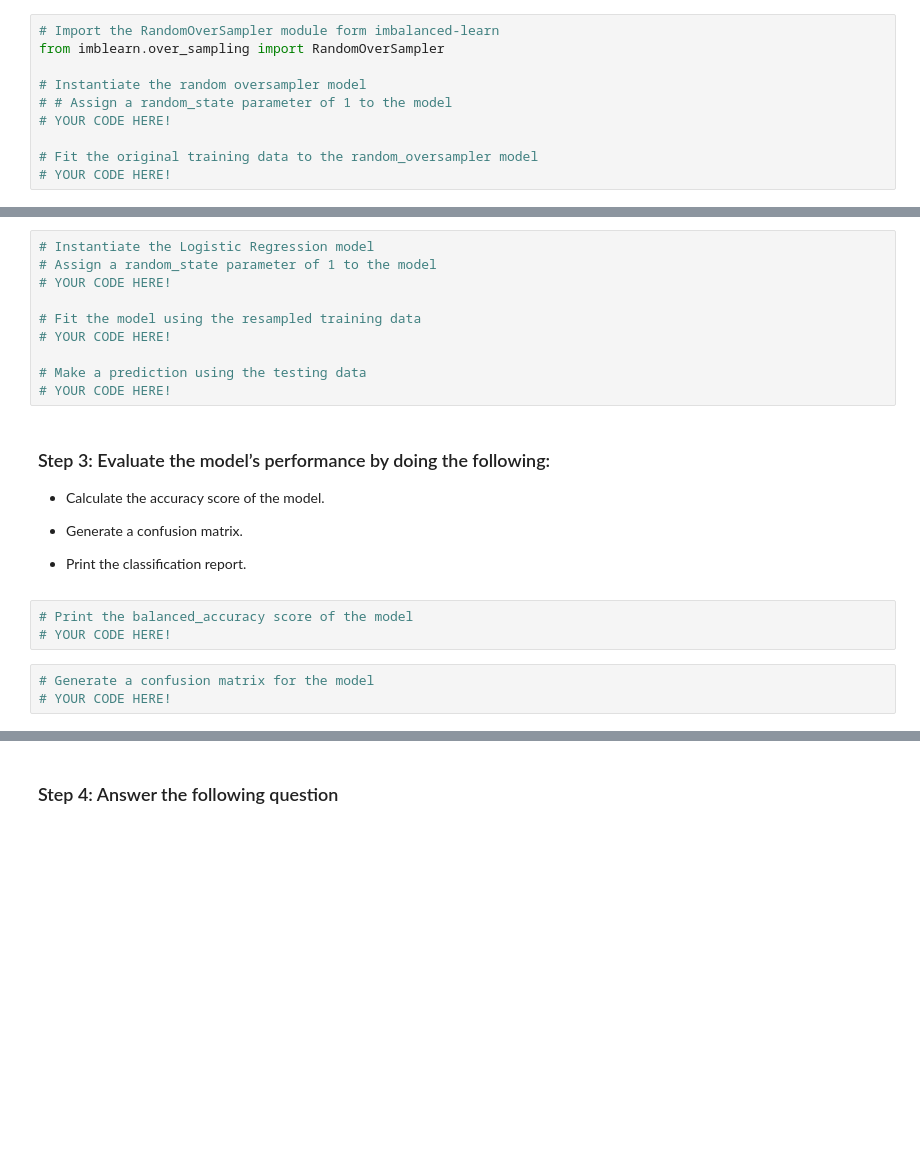
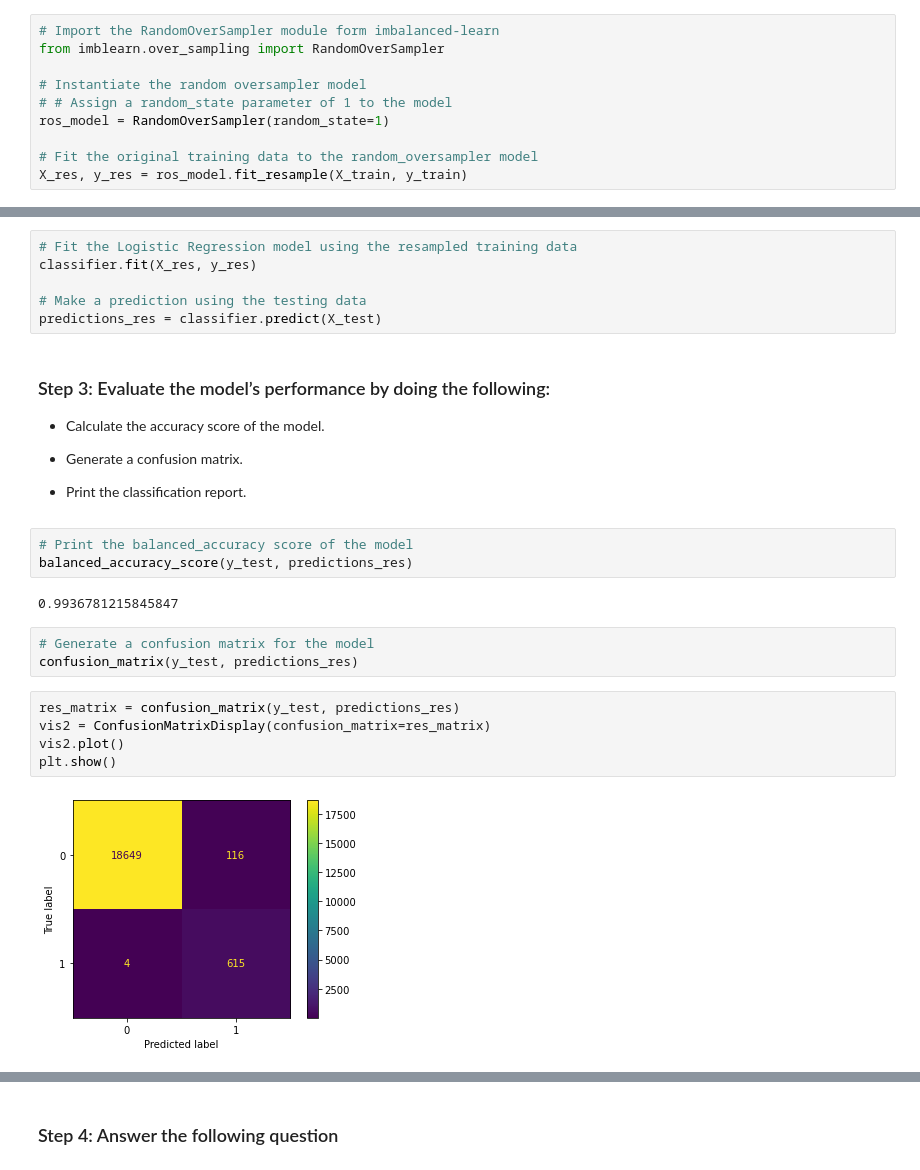
Before and after one commit to allison713/credit-risk-classification, a Jupyter notebook: Credit_Risk/credit_risk_classification.ipynb, the cells around one changed output, grey strips where cells are left out. Saved outputs shown, nothing was run; the diff lists cells and outputs as text; blank space fills up the shorter version.

```diff
--- a/Credit_Risk/credit_risk_classification.ipynb
+++ b/Credit_Risk/credit_risk_classification.ipynb
@@ -154,7 +154,7 @@ from imblearn.over_sampling import RandomOverSampler
 
 # Instantiate the random oversampler model
 # # Assign a random_state parameter of 1 to the model
-# YOUR CODE HERE!
+ros_model = RandomOverSampler(random_state=1)
 
 # Fit the original training data to the random_oversampler model
-# YOUR CODE HERE!
+X_res, y_res = ros_model.fit_resample(X_train, y_train)
@@ -166,15 +168,11 @@ ModuleNotFoundError: No module named 'imblearn'
 # %% [markdown]
 ### Step 2: Use the `LogisticRegression` classifier and the resampled data to fit the model and make predictions.
 # %%
-# Instantiate the Logistic Regression model
-# Assign a random_state parameter of 1 to the model
-# YOUR CODE HERE!
-
-# Fit the model using the resampled training data
-# YOUR CODE HERE!
+# Fit the Logistic Regression model using the resampled training data
+classifier.fit(X_res, y_res)
 
 # Make a prediction using the testing data
-# YOUR CODE HERE!
+predictions_res = classifier.predict(X_test)
 # %% [markdown]
 ### Step 3: Evaluate the model’s performance by doing the following:
 
@@ -185,9 +183,18 @@ ModuleNotFoundError: No module named 'imblearn'
 * Print the classification report.
 # %%
 # Print the balanced_accuracy score of the model
-# YOUR CODE HERE!
+balanced_accuracy_score(y_test, predictions_res)
+# %% [output]
+0.9936781215845847
 # %%
 # Generate a confusion matrix for the model
-# YOUR CODE HERE!
+confusion_matrix(y_test, predictions_res)
+# %%
+res_matrix = confusion_matrix(y_test, predictions_res)
+vis2 = ConfusionMatrixDisplay(confusion_matrix=res_matrix)
+vis2.plot()
+plt.show()
+# %% [output]
+[figure, added]
 # %%
 # Print the classification report for the model
```
Also changed, not shown: parts of 4 cells of this notebook.
